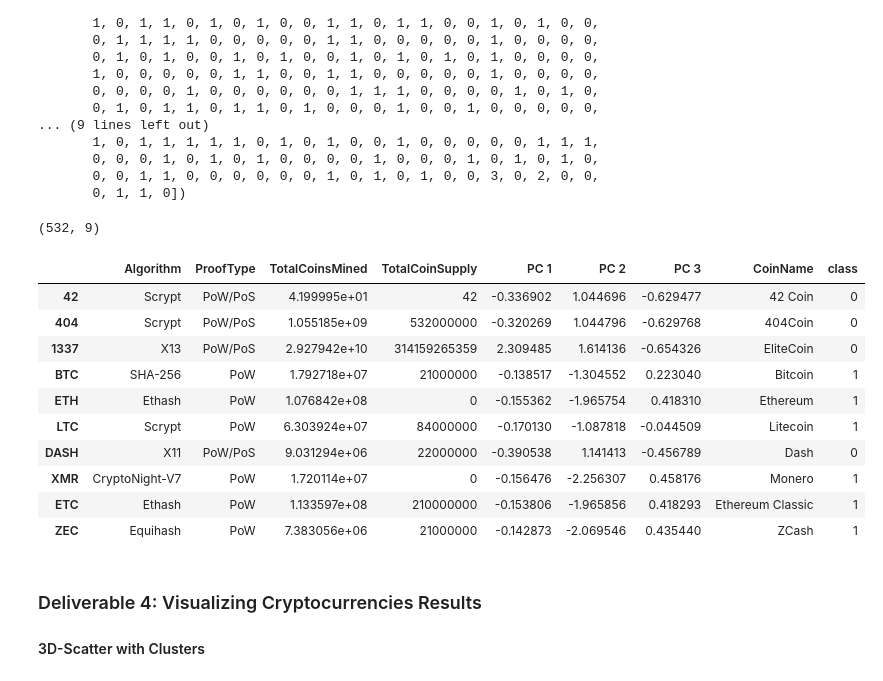
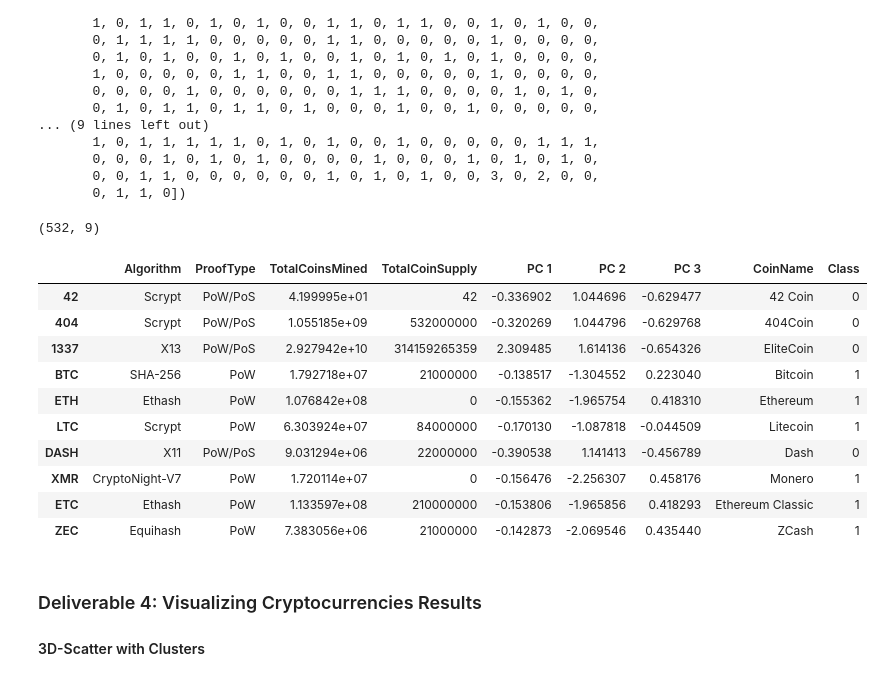
Before and after one commit to Aryanakh7/Cryptocurrencies, a Jupyter notebook: crypto_clustering.ipynb, the cells around one changed output. Saved outputs shown, nothing was run; the diff lists cells and outputs as text; code cells hidden in the pictures.

```diff
--- a/crypto_clustering.ipynb
+++ b/crypto_clustering.ipynb
@@ -216,20 +216,20 @@ array([0, 0, 0, 1, 1, 1, 0, 1, 1, 1, 0, 1, 0, 0, 1, 0, 1, 1, 0, 0, 1, 1,
 # %%
 # Create a new DataFrame including predicted clusters and cryptocurrencies features.
 # Concatentate the crypto_df and pcs_df DataFrames on the same columns.
 clustered_df = pd.concat([crypto_df, pcs_df], axis=1)
 
 #  Add a new column, "CoinName" to the clustered_df DataFrame that holds the names of the cryptocurrencies.
 clustered_df["CoinName"] = names_df["CoinName"]
 
 #  Add a new column, "Class" to the clustered_df DataFrame that holds the predictions.
-clustered_df["class"] = model.labels_
+clustered_df["Class"] = model.labels_
 
 # Print the shape of the clustered_df
 print(clustered_df.shape)
 clustered_df.head(10)
 # %% [output]
 (532, 9)
-|  | Algorithm | ProofType | TotalCoinsMined | TotalCoinSupply | PC 1 | PC 2 | PC 3 | CoinName | class |
+|  | Algorithm | ProofType | TotalCoinsMined | TotalCoinSupply | PC 1 | PC 2 | PC 3 | CoinName | Class |
 | 42 | Scrypt | PoW/PoS | 4.199995e+01 | 42 | -0.336902 | 1.044696 | -0.629477 | 42 Coin | 0 |
 | 404 | Scrypt | PoW/PoS | 1.055185e+09 | 532000000 | -0.320269 | 1.044796 | -0.629768 | 404Coin | 0 |
 | 1337 | X13 | PoW/PoS | 2.927942e+10 | 314159265359 | 2.309485 | 1.614136 | -0.654326 | EliteCoin | 0 |
```
Also changed, not shown: parts of 4 cells of this notebook.
